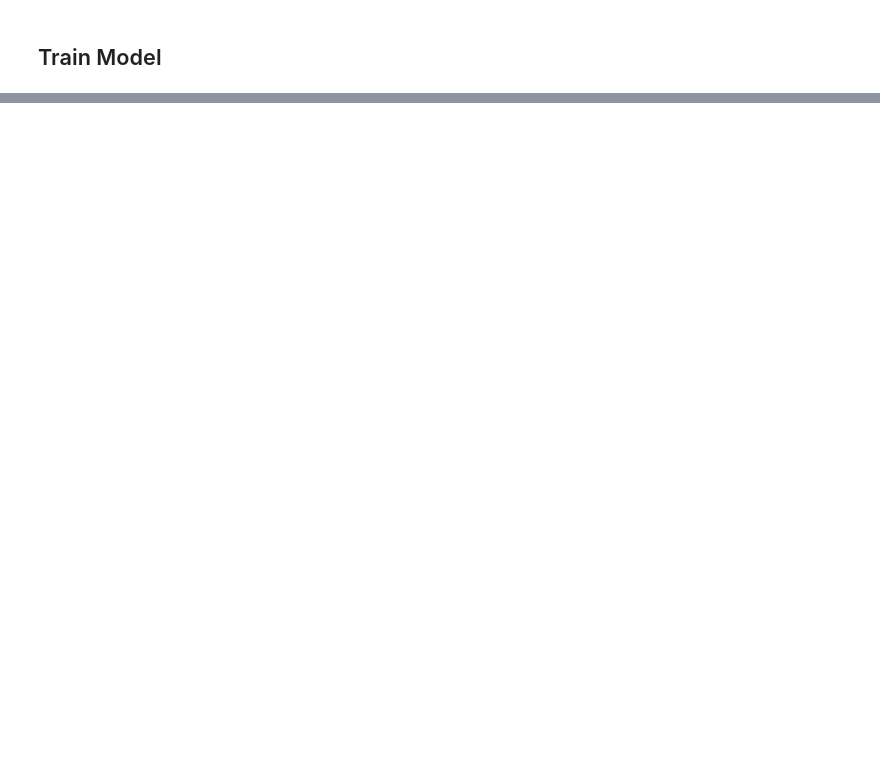
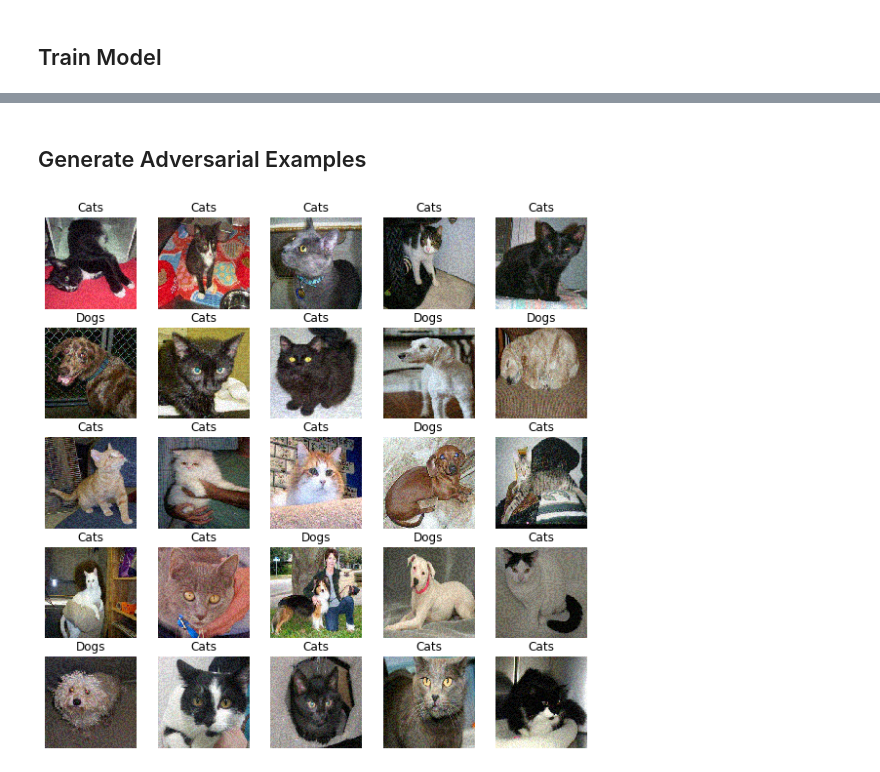
Before and after one commit to Maaslak/GSN-adversarial_attension, a Jupyter notebook: create_adversarial_examples.ipynb, the cells around one changed output, grey strips where cells are left out. Drawn from its saved outputs; the diff is of its cells as text; code cells hidden in the pictures; blank space fills up the shorter version.

```diff
--- a/create_adversarial_examples.ipynb
+++ b/create_adversarial_examples.ipynb
@@ -209,16 +212,12 @@ class AttensionALPModel(tf.keras.Model):
   def __init__(self, num_classes, input_shape=(IMG_WIDTH, IMG_HEIGHT, 3)):
     super(AttensionALPModel, self).__init__(name="attension_alp_model")
     self.num_classes = num_classes
-    self.res_net = ResNet50(include_top=False, input_shape=input_shape)
+    self.res_net = MobileNetV2(include_top=False, input_shape=input_shape, weights='imagenet')
     self.classifier = Sequential()
-    self.classifier.add(layers.Flatten())
-    self.classifier.add(layers.Dense(1024, activation="relu"))
-    self.classifier.add(layers.BatchNormalization())
-    self.classifier.add(layers.Dense(200, activation='relu'))
-    self.classifier.add(layers.BatchNormalization())
+    self.classifier.add(layers.GlobalAveragePooling2D())
     self.classifier.add(layers.Dense(num_classes, activation='softmax'))
 
-    for layer in self.res_net.layers:
+    for layer in self.res_net.layers[:-10]:
       layer.trainable = False
 
   def call(self, inputs):
@@ -229,12 +228,21 @@ def train_step_attension_alp_model(attension_alp_model,
                                    optim,
                                    loss_f,
                                    train_loss,
-                                   train_accuracy):
+                                   train_accuracy,
+                                   adversarial_pattern_finder=None,
+                                   alp_weight=1):
   @tf.function
   def _train_step_attension_alp_model(images, labels):
+
+    adv_out =  attension_alp_model(adversarial_pattern_finder.transform(images, labels, {}, {})) if adversarial_pattern_finder else 0
+
     with tf.GradientTape() as tape:
       gen_out = attension_alp_model(images)
+
+        # Use alp if use_alp is True
       loss = loss_f(labels, gen_out)
+      if adversarial_pattern_finder:
+        loss += alp_weight * tf.nn.l2_loss(gen_out - adv_out)
 
     grads = tape.gradient(loss, attension_alp_model.classifier.trainable_variables)
     optim.apply_gradients(zip(grads, attension_alp_model.classifier.trainable_variables))
@@ -333,3 +382,19 @@ Downloading data from https://github.com/keras-team/keras-applications/releases/
+# %% [markdown]
+## Generate Adversarial Examples
+# %%
+def fgsm_generator(image_batch, label_batch, epsilon=0.01, loss_object=tf.keras.losses.CategoricalCrossentropy()):
+  paternFinder = FGSM(attension_alp_model)
+
+  for image, label in zip(image_batch, label_batch):
+    perturbations = paternFinder.transform(image[None,:,:,:], label, {'loss_object': loss_object}, {'epsilon': epsilon})
+    yield np.clip(perturbations[0].numpy(), 0, 1)[None,:,:,:]
+
+
+adv_examples = list(iter(fgsm_generator(image_batch, label_batch, 0.05)))
+
+show_batch([np.squeeze(x, axis=0) for x in adv_examples], label_batch.numpy())
+# %% [output]
+[figure, added]
 # %%
 %tensorboard --logdir logs/gradient_tape
 # %% [output]
```
Also changed, not shown: parts of 16 cells of this notebook, 1 other file.
